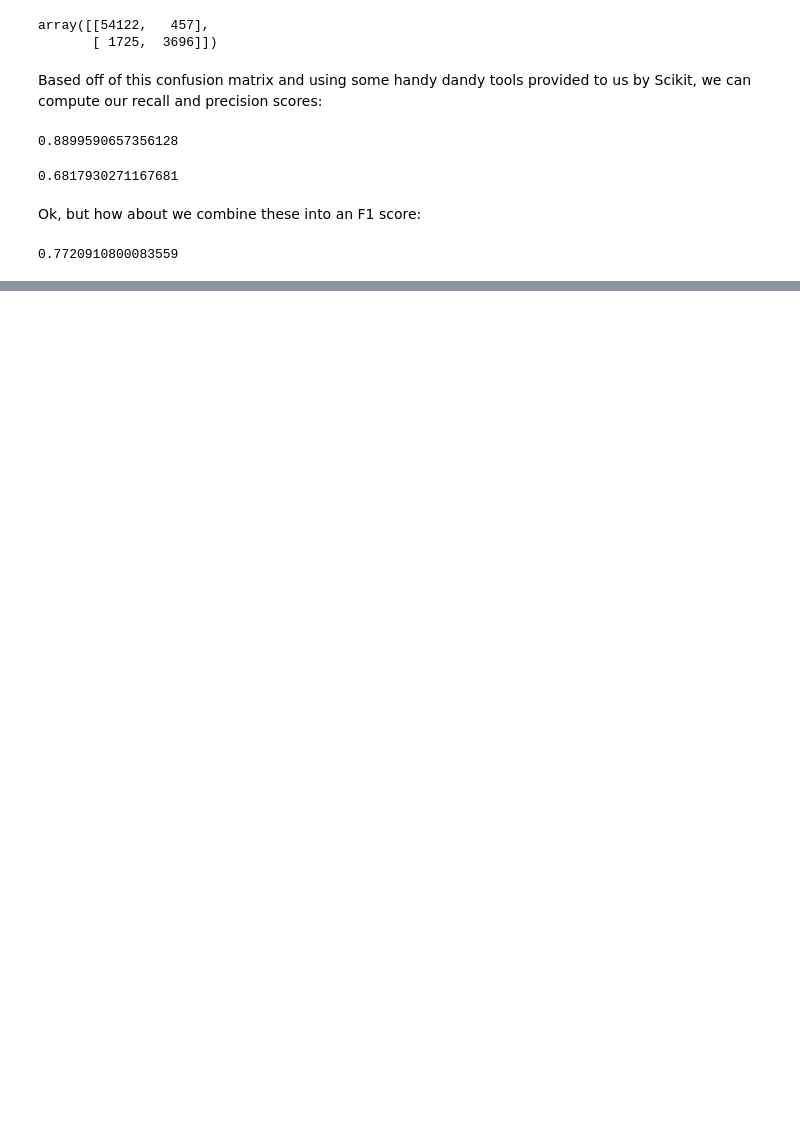
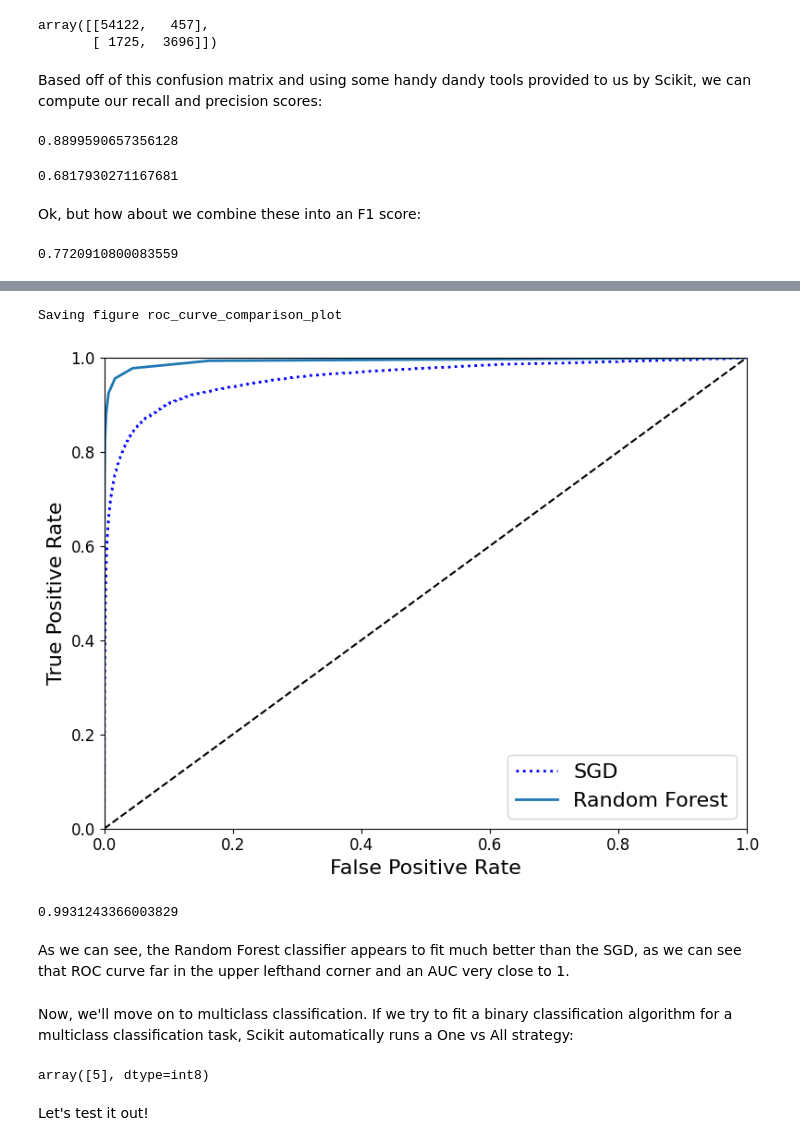
Before and after one commit to glehman67/griffdataprojects, a Jupyter notebook: griffdoesml/classification.ipynb, the cells around one changed output, grey strips where cells are left out. Cells and saved outputs as stored; diff of their text form; code cells hidden in the pictures; blank space fills up the shorter version.

```diff
--- a/griffdoesml/classification.ipynb
+++ b/griffdoesml/classification.ipynb
@@ -238,0 +341,32 @@ f1_score(y_train_5, y_train_pred)
+# %%
+from sklearn.ensemble import RandomForestClassifier
+forest_clf = RandomForestClassifier(n_estimators=10, random_state=42)
+y_probas_forest = cross_val_predict(forest_clf, X_train, y_train_5, cv=3, method="predict_proba")
+# %%
+y_scores_forest = y_probas_forest[:, 1] # score = proba of positive class
+fpr_forest, tpr_forest, thresholds_forest = roc_curve(y_train_5,y_scores_forest)
+# %%
+plt.figure(figsize=(8, 6))
+plt.plot(fpr, tpr, "b:", linewidth=2, label="SGD")
+plot_roc_curve(fpr_forest, tpr_forest, "Random Forest")
+plt.legend(loc="lower right", fontsize=16)
+save_fig("roc_curve_comparison_plot")
+plt.show()
+# %% [output]
+Saving figure roc_curve_comparison_plot
+[figure, added]
+# %%
+roc_auc_score(y_train_5, y_scores_forest)
+# %% [output]
+0.9931243366003829
+# %% [markdown]
+As we can see, the Random Forest classifier appears to fit much better than the SGD, as we can see that ROC curve far in the upper lefthand corner and an AUC very close to 1.
+# %% [markdown]
+Now, we'll move on to multiclass classification.  If we try to fit a binary classification algorithm for a multiclass classification task, Scikit automatically runs a One vs All strategy:
+# %%
+sgd_clf.fit(X_train, y_train)
+sgd_clf.predict([some_digit])
+# %% [output]
+array([5], dtype=int8)
+# %% [markdown]
+Let's test it out!
```
Also changed, not shown: parts of 38 cells of this notebook, 5 other files.
